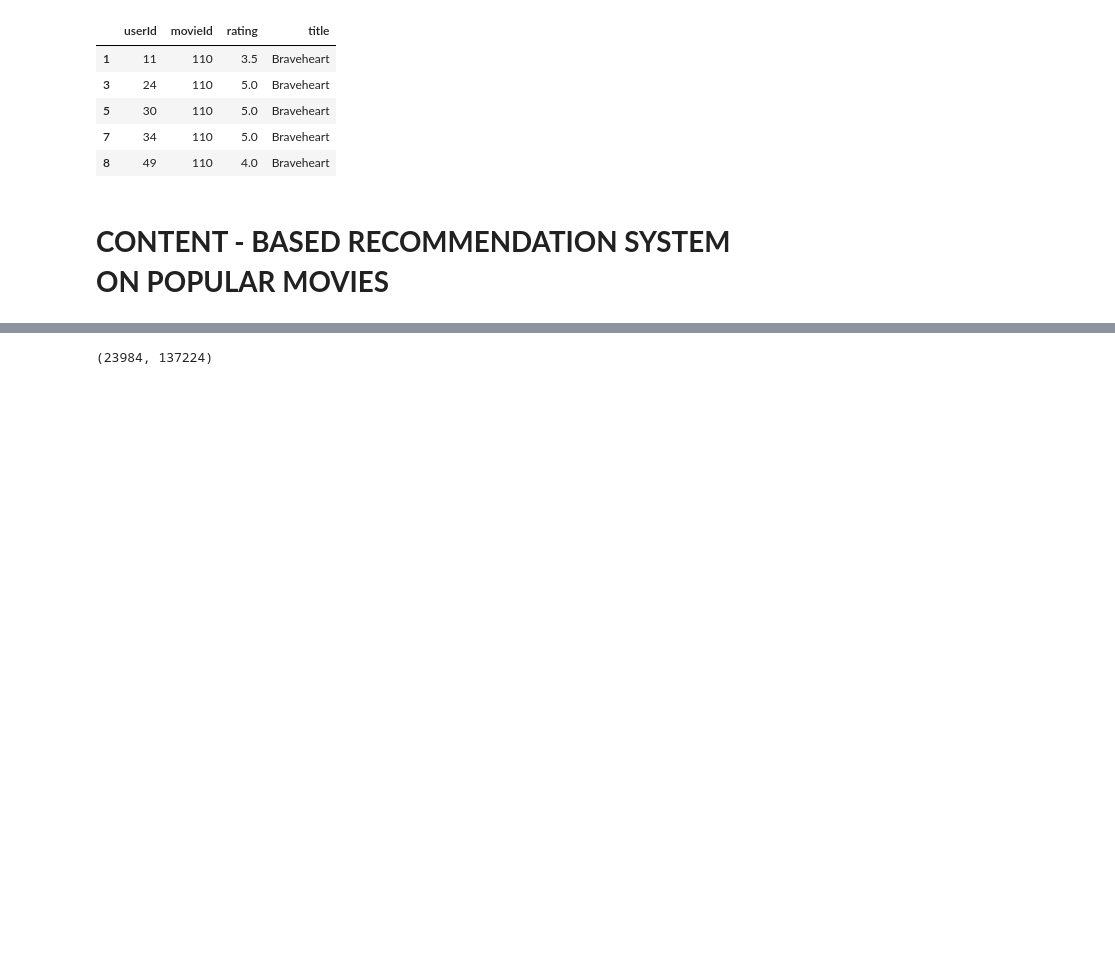
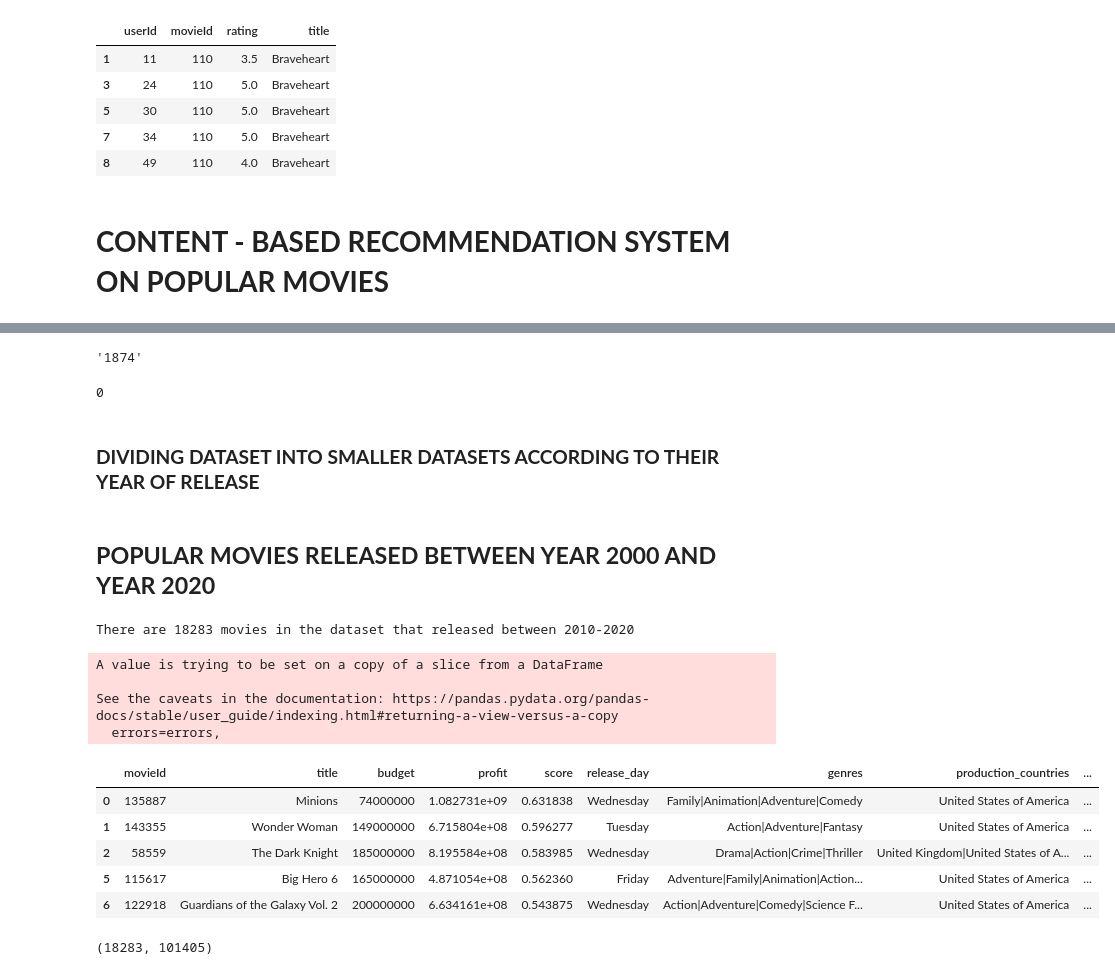
Before and after one commit to disha2sinha/Movie-Recommendation-System, a Jupyter notebook: Recommendation_System.ipynb, the cells around one changed output, grey strips where cells are left out. Cells and saved outputs as stored; diff of their text form; code cells hidden in the pictures; blank space fills up the shorter version.

```diff
--- a/Recommendation_System.ipynb
+++ b/Recommendation_System.ipynb
@@ -165,5 +165,5 @@ movies_data[movies_data['score']>=0.1].movieId.count()
 # %%
-popular_movies=movies_data[movies_data['score']>=0.1]
+popular_movies=movies_data[movies_data['score']>=0.0992]
 popular_movies=popular_movies[['movieId','title','budget','profit','score','release_year','release_day','genres','production_countries','production_companies','original_language','runtime','content','status','cast','director']].sort_values('score',ascending=False).reset_index(drop=True)
 plt.figure(figsize=(30,10))
 axis=sns.barplot(x=popular_movies['score'].head(20),y=popular_movies['title'].head(20))
@@ -235,5 +237,5 @@ final_ratings.head()
 # %%
-popular_movies['keywords']=popular_movies['cast'].apply(str)+" "+popular_movies['production_companies'].apply(str)+" "+popular_movies['production_countries'].apply(str)+" "+popular_movies['content'].apply(str)+" "+popular_movies['genres'].apply(str)+" "+popular_movies['director'].apply(str)+" "+popular_movies['release_day'].apply(str)+" "+popular_movies['release_year'].apply(str)+" "+popular_movies['budget'].apply(str)+" "+popular_movies['profit'].apply(str)+" "+popular_movies['score'].apply(str)+" "+popular_movies['runtime'].apply(str)+" "+popular_movies['status'].apply(str)+" "+popular_movies['original_language'].apply(str)
+popular_movies['keywords']=popular_movies['cast'].apply(str)+" "+popular_movies['production_companies'].apply(str)+" "+popular_movies['production_countries'].apply(str)+" "+popular_movies['content'].apply(str)+" "+popular_movies['genres'].apply(str)+" "+popular_movies['director'].apply(str)+" "+popular_movies['release_day'].apply(str)+" "+popular_movies['budget'].apply(str)+" "+popular_movies['profit'].apply(str)+" "+popular_movies['runtime'].apply(str)+" "+popular_movies['status'].apply(str)+" "+popular_movies['original_language'].apply(str)
 popular_movies['important_words']=""
 for index,row in popular_movies.iterrows():
   keywords=row['keywords']
@@ -243,6 +245,7 @@ for index,row in popular_movies.iterrows():
   popular_movies.at[index,'important_words']=list(keywords_scores.keys())
 # %%
 popular_movies['important_words']=[','.join(map(str,word)) for word in popular_movies['important_words']]
+popular_movies.drop('keywords',inplace=True,axis=1)
 popular_movies.head()
 # %% [output]
 |  | movieId | title | budget | profit | score | release_year | release_day | genres | production_countries | ... |
@@ -251,5 +254,34 @@ popular_movies.head()
 | 2 | 58559 | The Dark Knight | 185000000 | 8.195584e+08 | 0.583985 | 2008 | Wednesday | Drama|Action|Crime|Thriller | United Kingdom|United States of A... | ... |
 | 3 | 296 | Pulp Fiction | 8000000 | 2.059288e+08 | 0.581325 | 1994 | Saturday | Thriller|Crime | United States of America | ... |
 | 4 | 318 | The Shawshank Redemption | 25000000 | 3.341469e+06 | 0.568223 | 1994 | Friday | Drama|Crime | United States of America | ... |
+# %%
+popular_movies['release_year'].min()
+# %% [output]
+'1874'
+# %%
+popular_movies[popular_movies['release_year']==''].shape[0]
+# %% [output]
+0
+# %% [markdown]
+### **DIVIDING DATASET INTO SMALLER DATASETS ACCORDING TO THEIR YEAR OF RELEASE**
+# %% [markdown]
+## **POPULAR MOVIES RELEASED BETWEEN YEAR 2000 AND YEAR 2020**
+# %%
+popular_movies2000_2020=popular_movies[(popular_movies['release_year']>='2000')&(popular_movies['release_year']<='2020')]
+popular_movies2000_2020.drop('release_year',inplace=True,axis=1)
+print("There are {} movies in the dataset that released between 2010-2020".format(popular_movies2000_2020.shape[0]))
+popular_movies2000_2020.head()
+# %% [output]
+There are 18283 movies in the dataset that released between 2010-2020
+A value is trying to be set on a copy of a slice from a DataFrame
+
+See the caveats in the documentation: https://pandas.pydata.org/pandas-docs/stable/user_guide/indexing.html#returning-a-view-versus-a-copy
+  errors=errors,
+|  | movieId | title | budget | profit | score | release_day | genres | production_countries | ... |
+| 0 | 135887 | Minions | 74000000 | 1.082731e+09 | 0.631838 | Wednesday | Family|Animation|Adventure|Comedy | United States of America | ... |
+| 1 | 143355 | Wonder Woman | 149000000 | 6.715804e+08 | 0.596277 | Tuesday | Action|Adventure|Fantasy | United States of America | ... |
+| 2 | 58559 | The Dark Knight | 185000000 | 8.195584e+08 | 0.583985 | Wednesday | Drama|Action|Crime|Thriller | United Kingdom|United States of A... | ... |
+| 5 | 115617 | Big Hero 6 | 165000000 | 4.871054e+08 | 0.562360 | Friday | Adventure|Family|Animation|Action... | United States of America | ... |
+| 6 | 122918 | Guardians of the Galaxy Vol. 2 | 200000000 | 6.634161e+08 | 0.543875 | Wednesday | Action|Adventure|Comedy|Science F... | United States of America | ... |
 # %%
 tf=TfidfVectorizer(min_df=3,max_features=None,strip_accents='unicode',ngram_range=(1,3),stop_words='english')
@@ -257,4 +289,4 @@ tvf_matrix=tf.fit_transform(popular_movies['important_words'])
 # %%
-tvf_matrix.shape
+tvf_matrix2000_2020.shape
 # %% [output]
-(23984, 137224)
+(18283, 101405)
```
Also changed, not shown: parts of 25 cells of this notebook.
